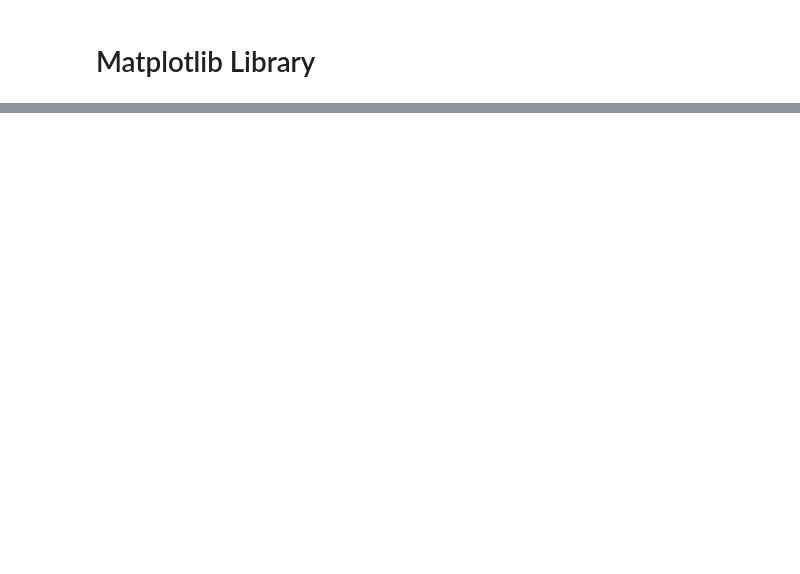
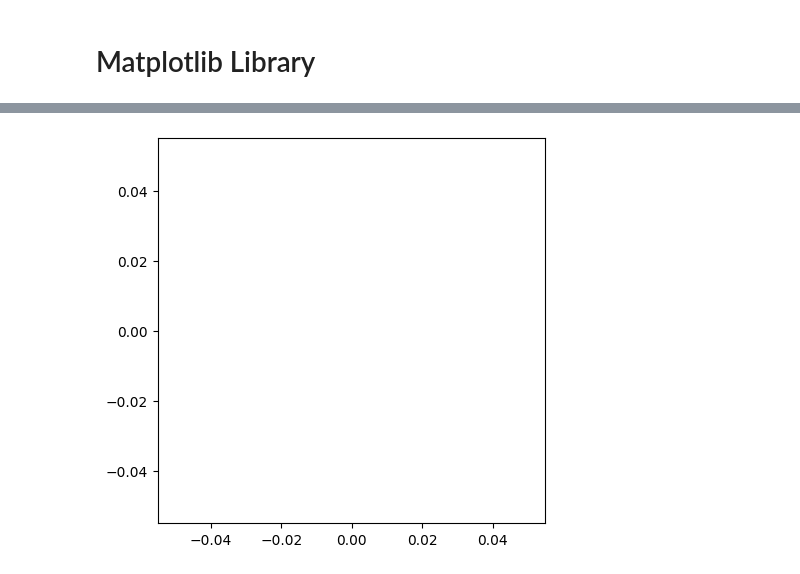
Before and after one commit to innovatorcoder1/PythonCode, a Jupyter notebook: Matplotlib.ipynb, the cells around one changed output, grey strips where cells are left out. Saved outputs shown, nothing was run; the diff lists cells and outputs as text; code cells hidden in the pictures; blank space fills up the shorter version.

```diff
--- a/Matplotlib.ipynb
+++ b/Matplotlib.ipynb
@@ -51,0 +59,6 @@ plt.show()
+# %%
+plt.figure(figsize=(5,5), dpi=100)
+plt.plot()
+plt.show()
+# %% [output]
+[figure, added]
```
Also changed, not shown: parts of 8 cells of this notebook, 4 other files.
